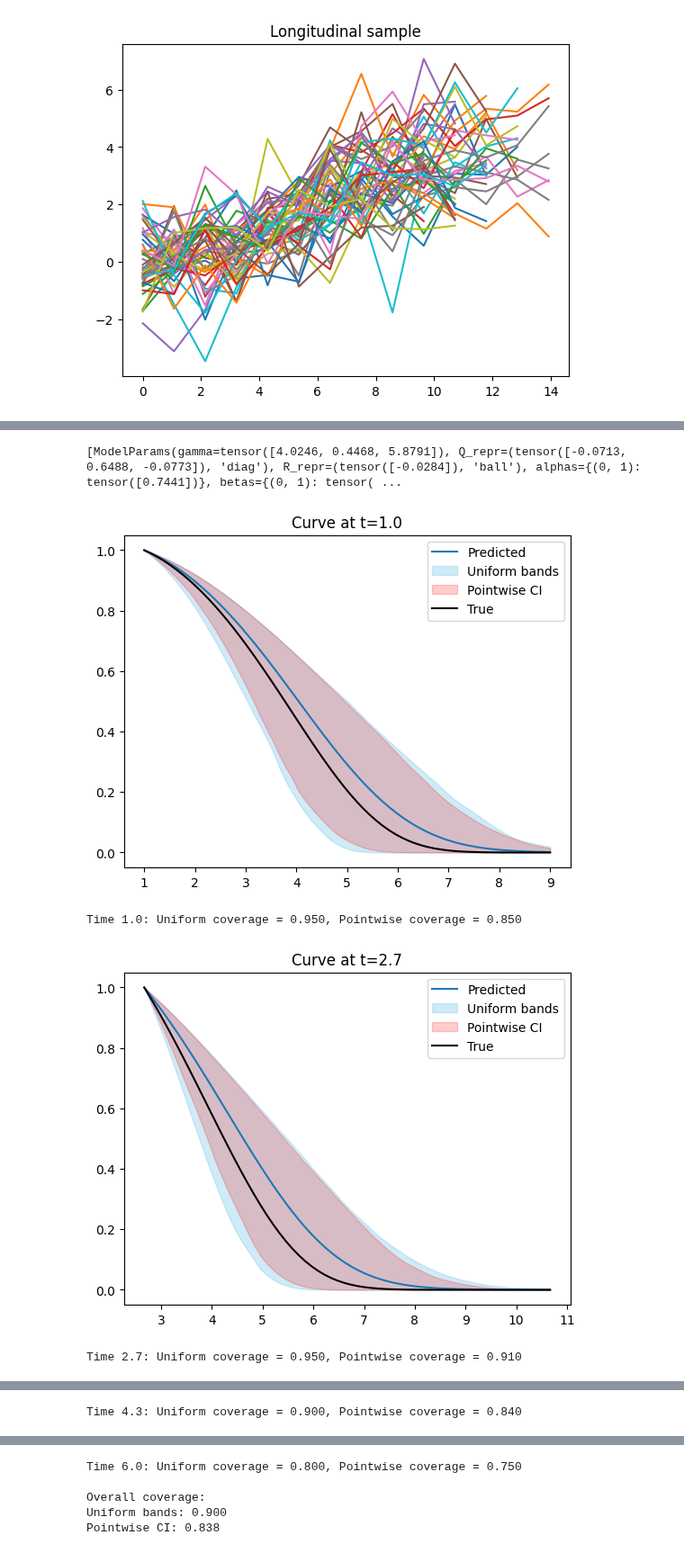
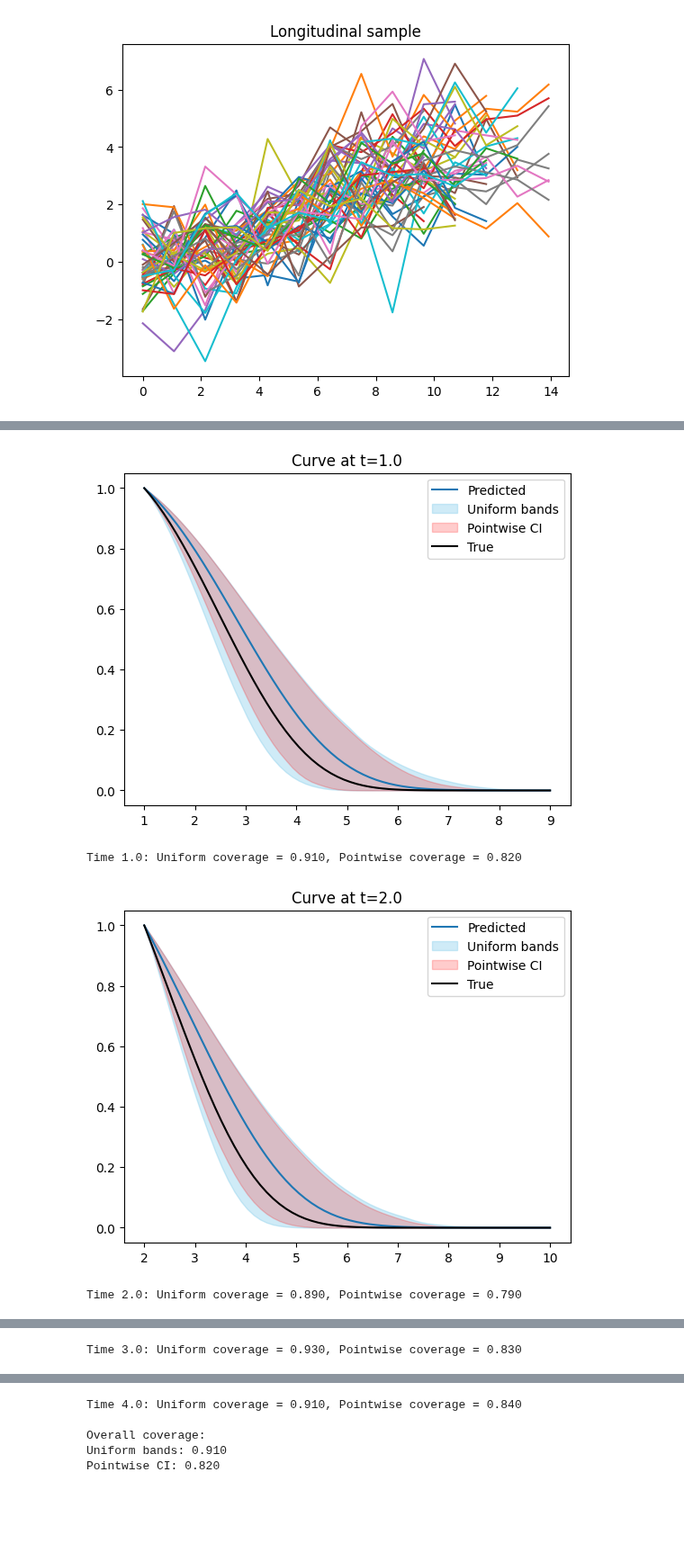
Before and after one commit to felixlaplante/jmstate, a Jupyter notebook: fitting-test.ipynb, the cells around one changed output, grey strips where cells are left out. Shown at 90% size. Saved outputs shown, nothing was run; the diff lists cells and outputs as text; code cells hidden in the pictures; blank space fills up the shorter version.

```diff
--- a/fitting-test.ipynb
+++ b/fitting-test.ipynb
@@ -24,9 +24,11 @@ Q = torch.diag(torch.tensor([1.0, 0.1, 1.0]))
 Q_dist = torch.distributions.MultivariateNormal(torch.zeros(3), Q)
 R = torch.tensor([[1.1]])
 R_dist = torch.distributions.MultivariateNormal(torch.zeros(1), R)
+Q_chol = torch.linalg.cholesky(Q)
+R_chol = torch.linalg.cholesky(R)
 
 alphas = {(0, 1): torch.tensor([.7])}
-betas = {(0, 1): torch.tensor([-.5, .5, 1.2])}
+betas = {(0, 1): torch.tensor([0, 0, 1.2])}
 
 real_params = jmstate.types.ModelParams(
     gamma,
@@ -102,8 +106,3 @@ Standard Error: ModelParams(gamma=tensor([0.0614, 0.0551, 0.0900]), Q_repr=(tens
-# %%
-new_params = jmstate.utils.sample_params_from_model(model, 10)
-print(new_params)
-# %% [output]
-[ModelParams(gamma=tensor([4.0246, 0.4468, 5.8791]), Q_repr=(tensor([-0.0713,  0.6488, -0.0773]), 'diag'), R_repr=(tensor([-0.0284]), 'ball'), alphas={(0, 1): tensor([0.7441])}, betas={(0, 1): tensor( ...
 # %%
 n_test = 100
 x_test = torch.randn(n_test, p)
@@ -114,7 +113,7 @@ trajectories_init_test = [[(0.0, 0)] for _ in range(n_test)]
 y_test = model_design.regression_fn(t, psi_test)
 y_test += R_dist.sample(y_test.shape[:2])
 # %%
-prediction_times = torch.linspace(1.0, 6.0, 4)
+prediction_times = torch.linspace(1.0, 4.0, 4)
 u_grid = torch.linspace(0, 8, 64)
 
 logps_true = []
@@ -144,34 +143,34 @@ for i, time in enumerate(prediction_times):
     for j in range(n_test):
         true_prob_j = torch.exp(logps_true[i][j]).numpy()
         pred_probs_j = torch.vstack([torch.exp(lp[j].detach()) for lp in logps_pred]).numpy()
 
         bands_j = get_bands(pred_probs_j)
         pointwise_j = np.quantile(pred_probs_j, [0.025, 0.975], axis=0)
 
         uniform_covered_count += np.all((true_prob_j >= bands_j["lower"]) & (true_prob_j <= bands_j["upper"]))
         pointwise_covered_count += np.all((true_prob_j >= pointwise_j[0]) & (true_prob_j <= pointwise_j[1]))
 
         # Plot first curve only
         if j == 0:
             points = time + u_grid
             plt.plot(points, pred_probs_j.mean(axis=0), label="Predicted")
             plt.fill_between(points, bands_j["lower"], bands_j["upper"], color="skyblue", alpha=0.4, label="Uniform bands")
             plt.fill_between(points, pointwise_j[0], pointwise_j[1], color="red", alpha=0.2, label="Pointwise CI")
             plt.plot(points, true_prob_j, label="True", color="black")
             plt.title(f"Curve at t={time:.1f}")
             plt.legend()
             plt.show()
 
     uniform_coverage.append(uniform_covered_count / n_test)
     pointwise_coverage.append(pointwise_covered_count / n_test)
 
     print(f"Time {time:.1f}: Uniform coverage = {uniform_coverage[-1]:.3f}, Pointwise coverage = {pointwise_coverage[-1]:.3f}")
 
 print("\nOverall coverage:")
 print(f"Uniform bands: {np.mean(uniform_coverage):.3f}")
 print(f"Pointwise CI: {np.mean(pointwise_coverage):.3f}")
 # %% [output]
-[figure, old version]
+[figure, new version]
-Time 1.0: Uniform coverage = 0.950, Pointwise coverage = 0.850
+Time 1.0: Uniform coverage = 0.910, Pointwise coverage = 0.820
-[figure, old version]
+[figure, new version]
-Time 2.7: Uniform coverage = 0.950, Pointwise coverage = 0.910
+Time 2.0: Uniform coverage = 0.890, Pointwise coverage = 0.790
@@ -179 +178 @@ Time 2.7: Uniform coverage = 0.950, Pointwise coverage = 0.910
-Time 4.3: Uniform coverage = 0.900, Pointwise coverage = 0.840
+Time 3.0: Uniform coverage = 0.930, Pointwise coverage = 0.830
@@ -181,8 +180,8 @@ Time 4.3: Uniform coverage = 0.900, Pointwise coverage = 0.840
-Time 6.0: Uniform coverage = 0.800, Pointwise coverage = 0.750
+Time 4.0: Uniform coverage = 0.910, Pointwise coverage = 0.840
 
 Overall coverage:
-Uniform bands: 0.900
-Pointwise CI: 0.838
+Uniform bands: 0.910
+Pointwise CI: 0.820
 # %%
 for i, time in enumerate(prediction_times):
     c_test = torch.full((n_test,), time)
```
Also changed, not shown: parts of 3 cells of this notebook, 11 other files.
